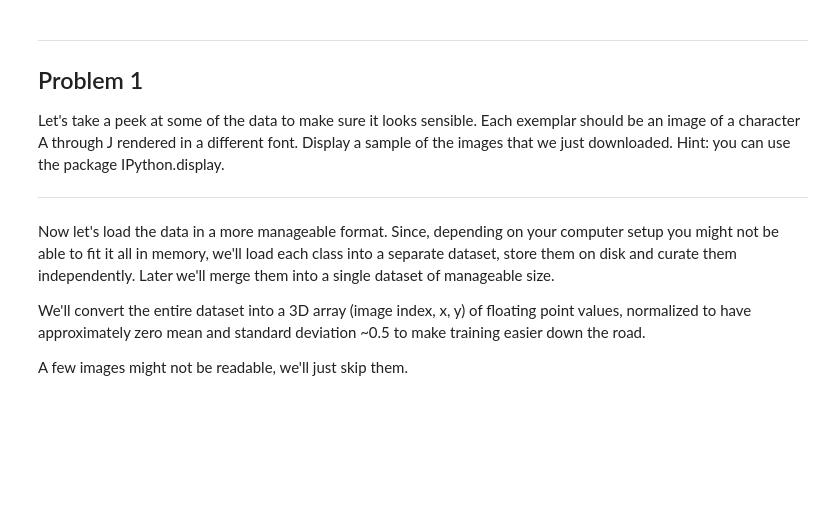
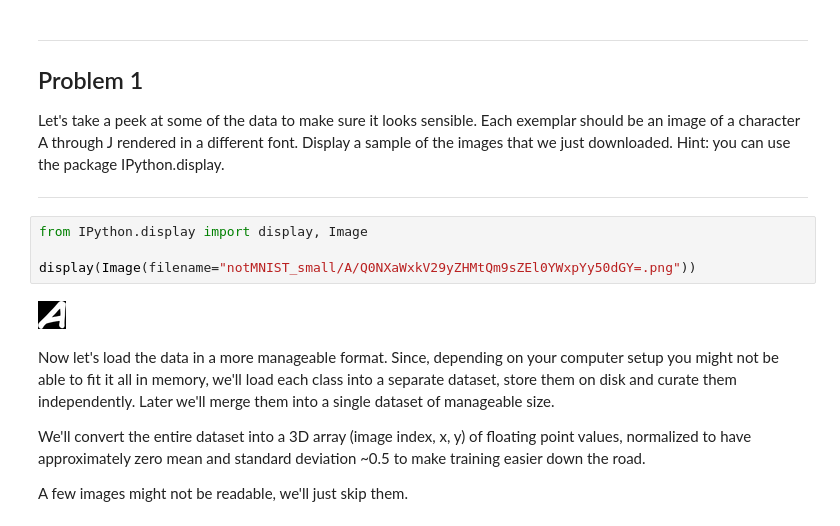
Before and after one commit to darkdreamingdan/tensorflow_examples, a Jupyter notebook: 1_notmnist.ipynb, the cells around one changed output. Saved outputs shown, nothing was run; the diff lists cells and outputs as text; blank space fills up the shorter version.

```diff
--- a/1_notmnist.ipynb
+++ b/1_notmnist.ipynb
@@ -116,6 +110,12 @@ Problem 1
 Let's take a peek at some of the data to make sure it looks sensible. Each exemplar should be an image of a character A through J rendered in a different font. Display a sample of the images that we just downloaded. Hint: you can use the package IPython.display.
 
 ---
+# %%
+from IPython.display import display, Image
+
+display(Image(filename="notMNIST_small/A/Q0NXaWxkV29yZHMtQm9sZEl0YWxpYy50dGY=.png"))
+# %% [output]
+[figure, added]
 # %% [markdown]
 Now let's load the data in a more manageable format. Since, depending on your computer setup you might not be able to fit it all in memory, we'll load each class into a separate dataset, store them on disk and curate them independently. Later we'll merge them into a single dataset of manageable size.
 
```
Also changed, not shown: parts of 4 cells of this notebook.
